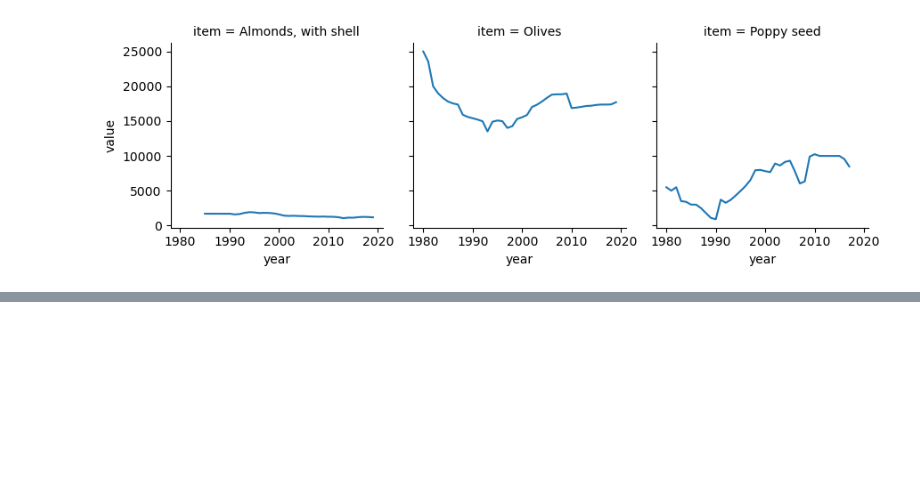
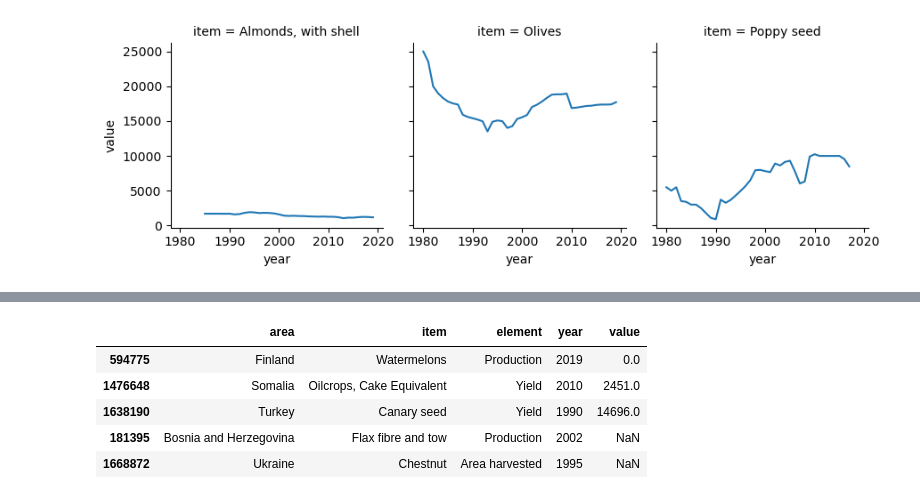
Before and after one commit to ElnazSaeidi/capstone-project-AEJS, a Jupyter notebook: Crop_Data_Anja.ipynb, the cells around one changed output, grey strips where cells are left out. Saved outputs shown, nothing was run; the diff lists cells and outputs as text; code cells hidden in the pictures; blank space fills up the shorter version.

```diff
--- a/Crop_Data_Anja.ipynb
+++ b/Crop_Data_Anja.ipynb
@@ -1162,0 +1178,11 @@ i.map(sns.lineplot,'year','value')
+# %%
+#rename
+crop_all=crop_all.rename(columns={'Area':'area','Item':'item','Element':'element','Value':'value','Year':'year'})
+crop_all.sample(5)
+# %% [output]
+|  | area | item | element | year | value |
+| 594775 | Finland | Watermelons | Production | 2019 | 0.0 |
+| 1476648 | Somalia | Oilcrops, Cake Equivalent | Yield | 2010 | 2451.0 |
+| 1638190 | Turkey | Canary seed | Yield | 1990 | 14696.0 |
+| 181395 | Bosnia and Herzegovina | Flax fibre and tow | Production | 2002 | NaN |
+| 1668872 | Ukraine | Chestnut | Area harvested | 1995 | NaN |
```
Also changed, not shown: parts of 11 cells of this notebook, 1 other file.
